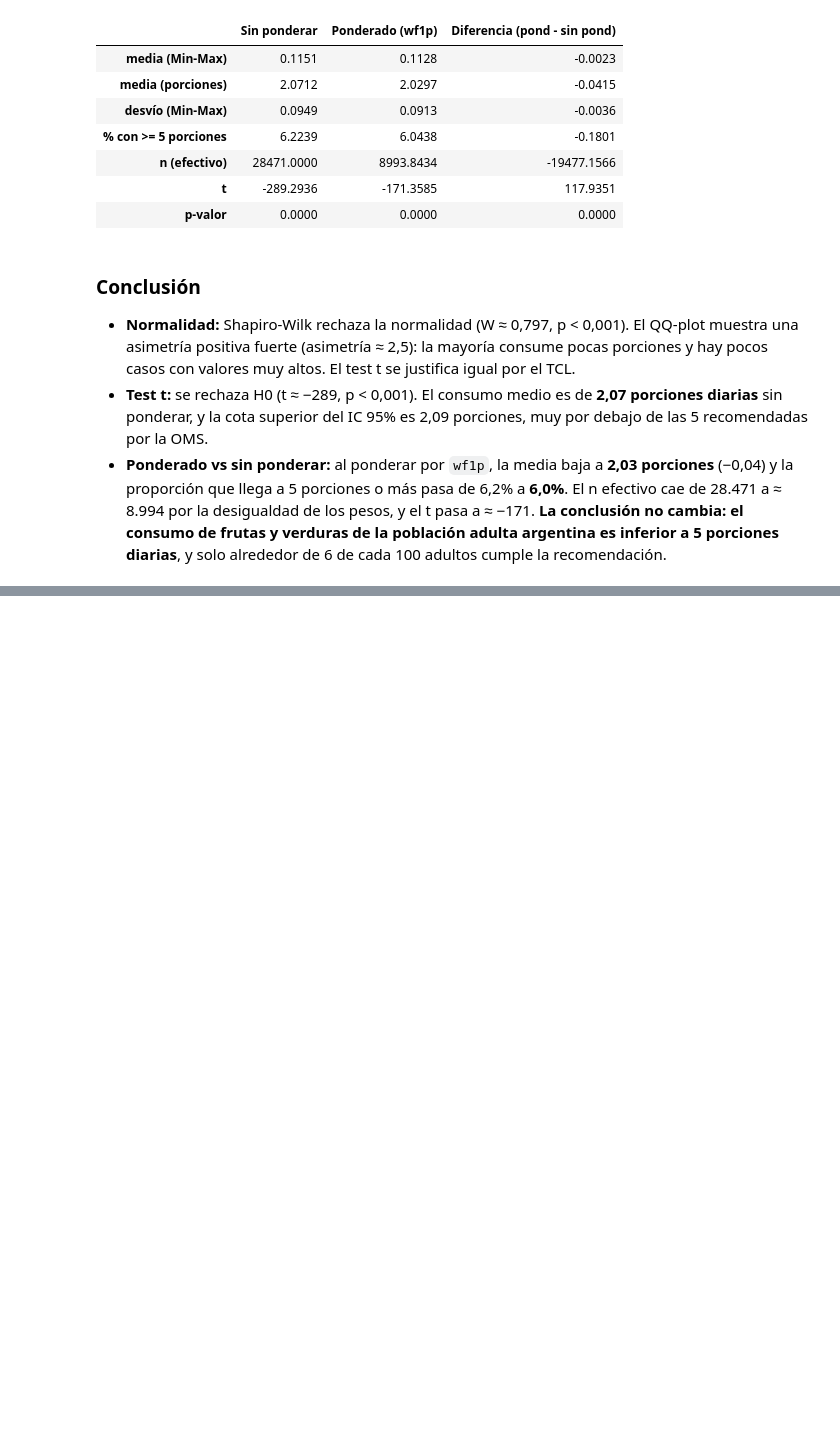
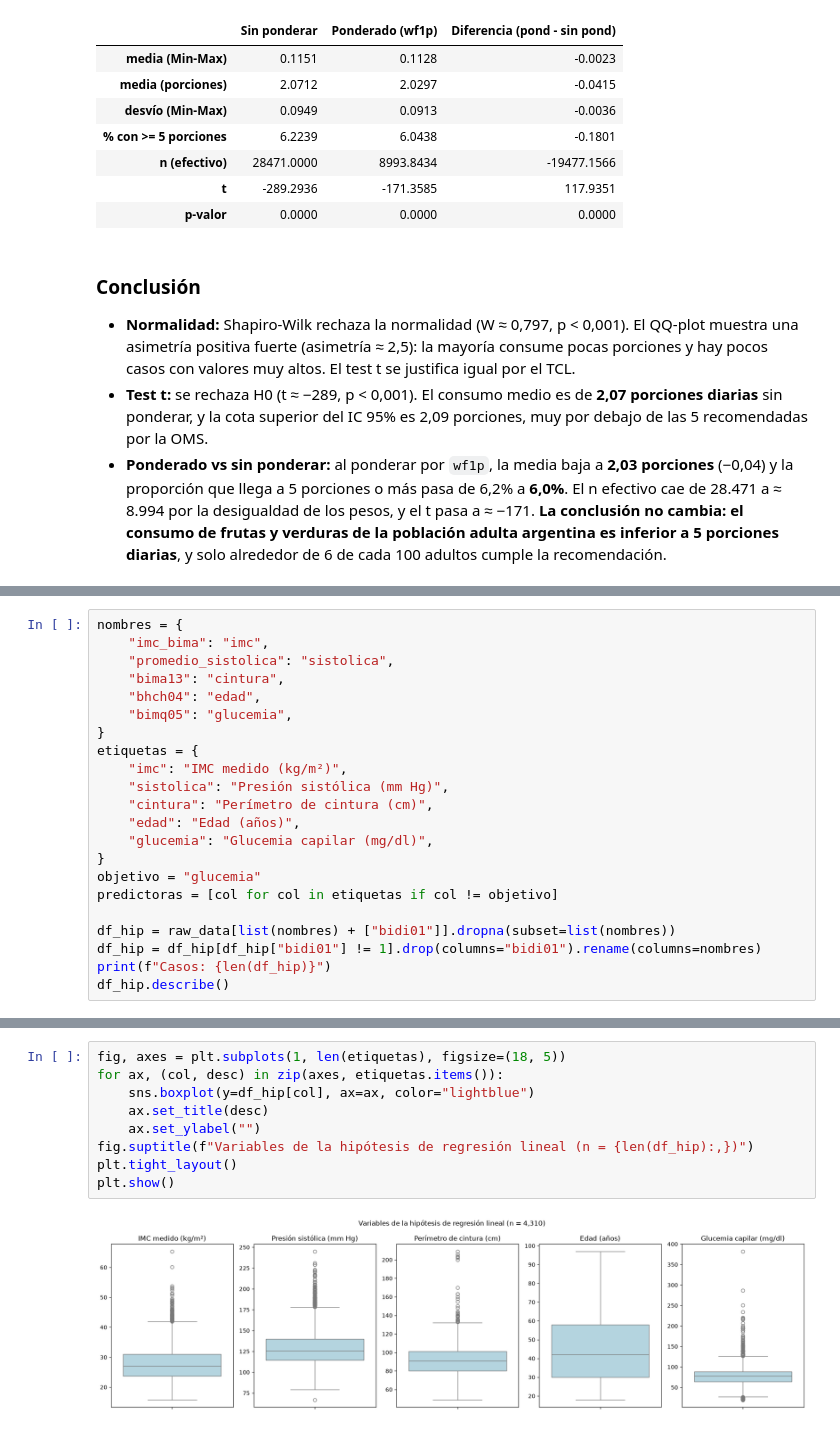
Before and after one commit to fausmurgades/Fundamentos-De-La-Ciencia-De-Datos-TP-Especial, a Jupyter notebook: nacho.ipynb, the cells around one changed output, grey strips where cells are left out. Drawn from its saved outputs; the diff is of its cells as text; blank space fills up the shorter version.

```diff
--- a/nacho.ipynb
+++ b/nacho.ipynb
@@ -1520,0 +1544,22 @@ comparacion.round(4)
+# %%
+nombres = {
+    "imc_bima": "imc",
+    "promedio_sistolica": "sistolica",
+    "bima13": "cintura",
+    "bhch04": "edad",
+    "bimq05": "glucemia",
+}
+etiquetas = {
+    "imc": "IMC medido (kg/m²)",
+    "sistolica": "Presión sistólica (mm Hg)",
+    "cintura": "Perímetro de cintura (cm)",
+    "edad": "Edad (años)",
+    "glucemia": "Glucemia capilar (mg/dl)",
+}
+objetivo = "glucemia"
+predictoras = [col for col in etiquetas if col != objetivo]
+
+df_hip = raw_data[list(nombres) + ["bidi01"]].dropna(subset=list(nombres))
+df_hip = df_hip[df_hip["bidi01"] != 1].drop(columns="bidi01").rename(columns=nombres)
+print(f"Casos: {len(df_hip)}")
+df_hip.describe()
@@ -1520,0 +1577,11 @@ comparacion.round(4)
+# %%
+fig, axes = plt.subplots(1, len(etiquetas), figsize=(18, 5))
+for ax, (col, desc) in zip(axes, etiquetas.items()):
+    sns.boxplot(y=df_hip[col], ax=ax, color="lightblue")
+    ax.set_title(desc)
+    ax.set_ylabel("")
+fig.suptitle(f"Variables de la hipótesis de regresión lineal (n = {len(df_hip):,})")
+plt.tight_layout()
+plt.show()
+# %% [output]
+[figure, added]
```
Also changed, not shown: parts of 17 cells of this notebook, 1 other file.
